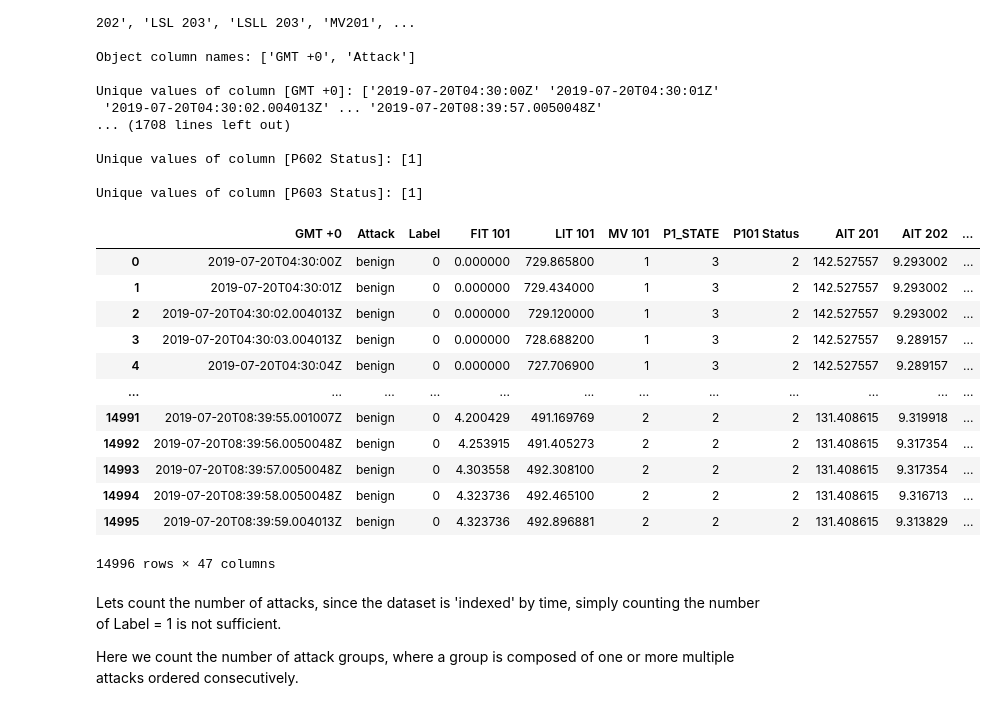
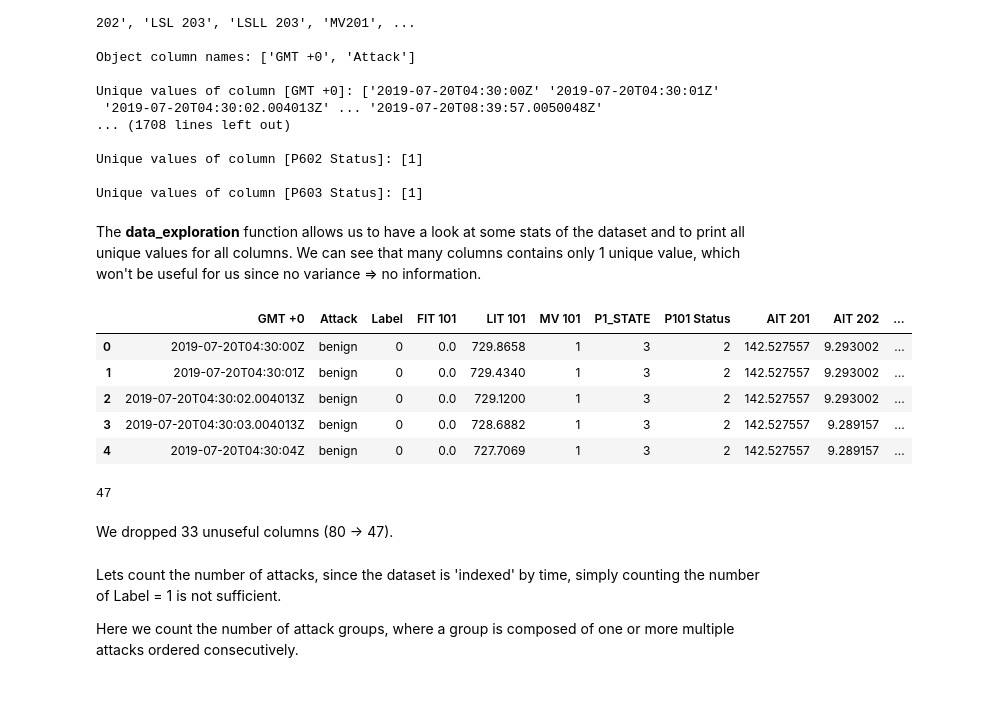
Before and after one commit to ClovisDyArx/cyberml_projet, a Jupyter notebook: dataset2_subject1_new_dataset.ipynb, the cells around one changed output. Cells and saved outputs as stored; diff of their text form; code cells hidden in the pictures.

```diff
--- a/dataset2_subject1_new_dataset.ipynb
+++ b/dataset2_subject1_new_dataset.ipynb
@@ -9,27 +17,24 @@
 # %%
-from typing import Tuple, Any
-
 import pandas as pd
 import numpy as np
-
 import matplotlib.pyplot as plt
 import seaborn as sns
-
-from os import listdir
 import re
-
 import mlsecu.data_exploration_utils as deu
 
+from typing import Tuple, Any
+from os import listdir
 from sklearn.preprocessing import StandardScaler
 from sklearn.decomposition import PCA
 from sklearn.ensemble import IsolationForest
 from sklearn.neighbors import LocalOutlierFactor
 from sklearn.metrics import precision_score, recall_score, f1_score, matthews_corrcoef, balanced_accuracy_score, roc_auc_score, classification_report, confusion_matrix
 from sklearn.model_selection import train_test_split
-
 from tensorflow.keras.models import Sequential
 from tensorflow.keras.layers import Dense
 
+pd.set_option("display.max_columns", None)
+
 %matplotlib inline
 # %%
 class bcolors:
@@ -141,4 +94,11 @@ df.head()
 # %%
+def map_df_num(df: pd.DataFrame) -> pd.DataFrame:
+    new_df = df.map(lambda x: 0 if isinstance(x, str) and "inactive" in x.lower()
+                 else 1 if isinstance(x, str) and "active" in x.lower()
+                 else x).copy()
+
+    return new_df
+
 df = map_df_num(df)
 # %%
 df.head()
@@ -204,6 +177,8 @@ Unique values of column [GMT +0]: ['2019-07-20T04:30:00Z' '2019-07-20T04:30:01Z'
 Unique values of column [P602 Status]: [1]
 
 Unique values of column [P603 Status]: [1]
+# %% [markdown]
+The **data_exploration** function allows us to have a look at some stats of the dataset and to print all unique values for all columns. We can see that many columns contains only 1 unique value, which won't be useful for us since no variance => no information.
 # %%
 def drop_useless_columns(df: pd.DataFrame) -> pd.DataFrame:
     for col in df.columns:
@@ -212,21 +187,20 @@ def drop_useless_columns(df: pd.DataFrame) -> pd.DataFrame:
     return df
 # %%
 df = drop_useless_columns(df).copy()
-df
+df.head()
 # %% [output]
 |  | GMT +0 | Attack | Label | FIT 101 | LIT 101 | MV 101 | P1_STATE | P101 Status | AIT 201 | AIT 202 | ... |
-| 0 | 2019-07-20T04:30:00Z | benign | 0 | 0.000000 | 729.865800 | 1 | 3 | 2 | 142.527557 | 9.293002 | ... |
-| 1 | 2019-07-20T04:30:01Z | benign | 0 | 0.000000 | 729.434000 | 1 | 3 | 2 | 142.527557 | 9.293002 | ... |
-| 2 | 2019-07-20T04:30:02.004013Z | benign | 0 | 0.000000 | 729.120000 | 1 | 3 | 2 | 142.527557 | 9.293002 | ... |
-| 3 | 2019-07-20T04:30:03.004013Z | benign | 0 | 0.000000 | 728.688200 | 1 | 3 | 2 | 142.527557 | 9.289157 | ... |
-| 4 | 2019-07-20T04:30:04Z | benign | 0 | 0.000000 | 727.706900 | 1 | 3 | 2 | 142.527557 | 9.289157 | ... |
-| ... | ... | ... | ... | ... | ... | ... | ... | ... | ... | ... | ... |
-| 14991 | 2019-07-20T08:39:55.001007Z | benign | 0 | 4.200429 | 491.169769 | 2 | 2 | 2 | 131.408615 | 9.319918 | ... |
-| 14992 | 2019-07-20T08:39:56.0050048Z | benign | 0 | 4.253915 | 491.405273 | 2 | 2 | 2 | 131.408615 | 9.317354 | ... |
-| 14993 | 2019-07-20T08:39:57.0050048Z | benign | 0 | 4.303558 | 492.308100 | 2 | 2 | 2 | 131.408615 | 9.317354 | ... |
-| 14994 | 2019-07-20T08:39:58.0050048Z | benign | 0 | 4.323736 | 492.465100 | 2 | 2 | 2 | 131.408615 | 9.316713 | ... |
-| 14995 | 2019-07-20T08:39:59.004013Z | benign | 0 | 4.323736 | 492.896881 | 2 | 2 | 2 | 131.408615 | 9.313829 | ... |
+| 0 | 2019-07-20T04:30:00Z | benign | 0 | 0.0 | 729.8658 | 1 | 3 | 2 | 142.527557 | 9.293002 | ... |
+| 1 | 2019-07-20T04:30:01Z | benign | 0 | 0.0 | 729.4340 | 1 | 3 | 2 | 142.527557 | 9.293002 | ... |
+| 2 | 2019-07-20T04:30:02.004013Z | benign | 0 | 0.0 | 729.1200 | 1 | 3 | 2 | 142.527557 | 9.293002 | ... |
+| 3 | 2019-07-20T04:30:03.004013Z | benign | 0 | 0.0 | 728.6882 | 1 | 3 | 2 | 142.527557 | 9.289157 | ... |
+| 4 | 2019-07-20T04:30:04Z | benign | 0 | 0.0 | 727.7069 | 1 | 3 | 2 | 142.527557 | 9.289157 | ... |
-14996 rows × 47 columns
+# %%
+deu.get_nb_of_dimensions(df)
+# %% [output]
+47
+# %% [markdown]
+We dropped 33 unuseful columns (80 -> 47).
 # %% [markdown]
 Lets count the number of attacks, since the dataset is 'indexed' by time, simply counting the number of Label = 1 is not sufficient.
 
```
Also changed, not shown: parts of 12 cells of this notebook.
